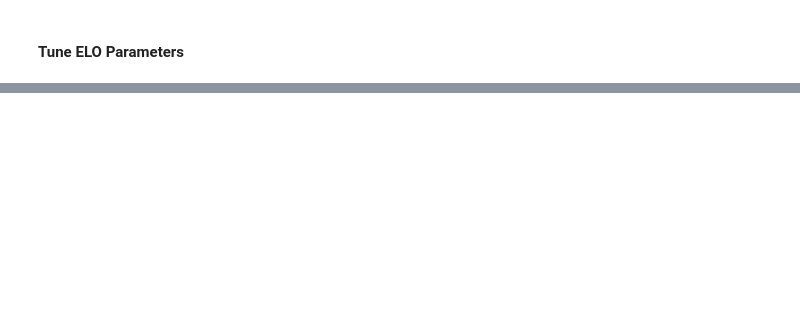
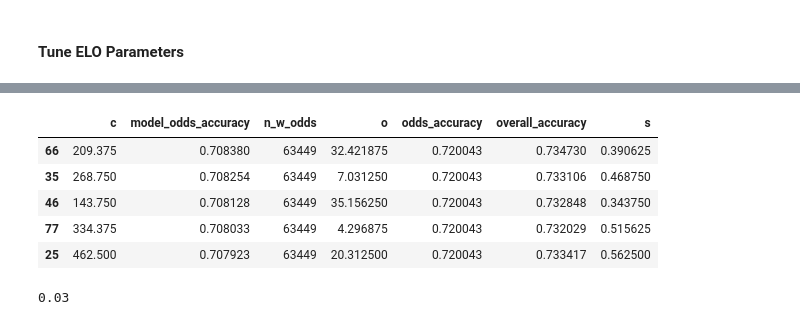
Before and after one commit to siddjagadish/tennis_new, a Jupyter notebook: tennis_new/notebooks/model_fitting/SetELO/set_elo.ipynb, the cells around one changed output, grey strips where cells are left out. Cells and saved outputs as stored; diff of their text form; code cells hidden in the pictures; blank space fills up the shorter version.

```diff
--- a/tennis_new/notebooks/model_fitting/SetELO/set_elo.ipynb
+++ b/tennis_new/notebooks/model_fitting/SetELO/set_elo.ipynb
@@ -166,3 +190,13 @@ tune_df = pd.DataFrame(out)
 # %%
-tune_df.sort_values('model_odds_accuracy', ascending=False, inplace=True)
-tune_df.head()
+tune_df.sort_values('model_odds_accuracy', ascending=False).head()
+# %% [output]
+|  | c | model_odds_accuracy | n_w_odds | o | odds_accuracy | overall_accuracy | s |
+| 66 | 209.375 | 0.708380 | 63449 | 32.421875 | 0.720043 | 0.734730 | 0.390625 |
+| 35 | 268.750 | 0.708254 | 63449 | 7.031250 | 0.720043 | 0.733106 | 0.468750 |
+| 46 | 143.750 | 0.708128 | 63449 | 35.156250 | 0.720043 | 0.732848 | 0.343750 |
+| 77 | 334.375 | 0.708033 | 63449 | 4.296875 | 0.720043 | 0.732029 | 0.515625 |
+| 25 | 462.500 | 0.707923 | 63449 | 20.312500 | 0.720043 | 0.733417 | 0.562500 |
+# %%
+(tune_df['model_odds_accuracy'] > set_eval['model_odds_accuracy']).mean()
+# %% [output]
+0.03
```
Also changed, not shown: parts of 13 cells of this notebook, 1 other file.
